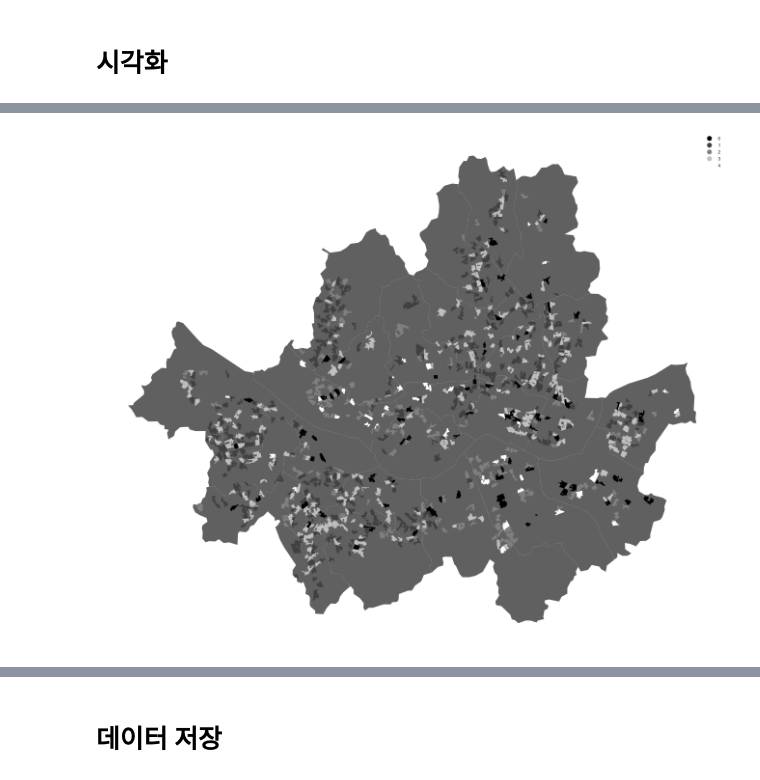
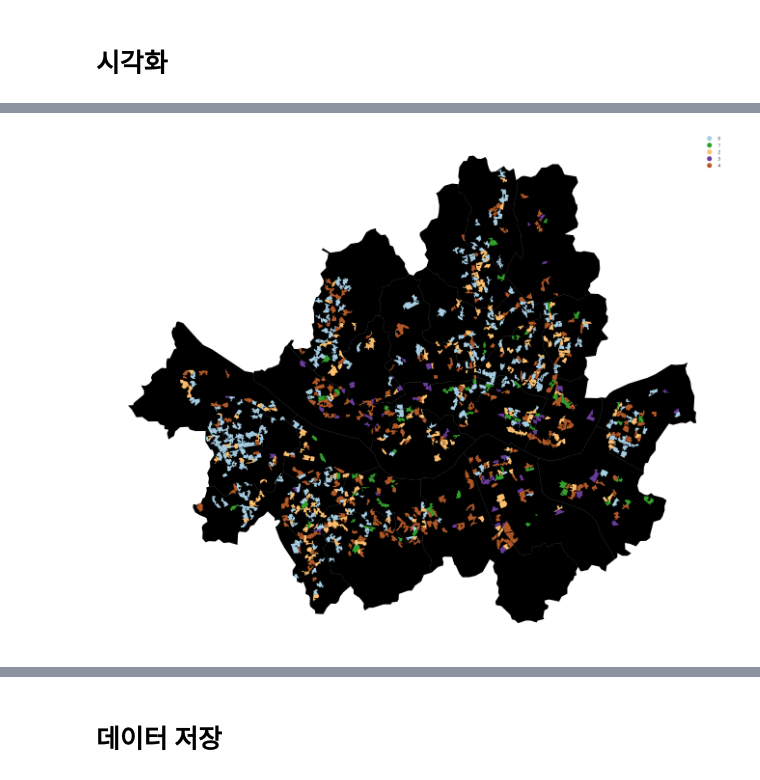
Before and after one commit to unknown-jun/seoul_data_contest, a Jupyter notebook: [종합] 클러스터링.ipynb, the cells around one changed output, grey strips where cells are left out. Saved outputs shown, nothing was run; the diff lists cells and outputs as text; code cells hidden in the pictures.

Commit message:
cluster

```diff
--- a/[종합] 클러스터링.ipynb
+++ b/[종합] 클러스터링.ipynb
@@ -220,7 +222,7 @@ from sklearn.cluster import KMeans
 sse = []
 for i in range(1, 9):
     kmeans = KMeans(n_clusters=i, max_iter=300)
-    kmeans.fit(df_final.iloc[:, 1:])
+    kmeans.fit(df_final)
     sse.append(kmeans.inertia_)
 
 plt.figure(figsize=(10, 10))
@@ -232,8 +234,8 @@ plt.show()
 from yellowbrick.cluster import KElbowVisualizer
 from sklearn.cluster import KMeans
 model = KMeans()
-model.fit(df_final.iloc[:,1:])
+model.fit(df_final)
 visualizer = KElbowVisualizer(model)
-visualizer.fit(df_final.iloc[:,1:])
+visualizer.fit(df_final)
 # %% [output]
 KElbowVisualizer(ax=<AxesSubplot:>, estimator=KMeans(n_clusters=10), k=None)
@@ -252,12 +254,12 @@ visualize_silhouette_scatter([3, 4, 5, 6, 7], df_final.iloc[:,1:])
 # 시각화
 # %%
 kmeans = KMeans(n_clusters=5, init='k-means++', max_iter=500, random_state=0)
-kmeans.fit(df_final.iloc[:,1:])
-df_result = df_final.iloc[:,0].to_frame()
+kmeans.fit(df_final)
+df_result = df_final
 df_result['cluster_y'] = kmeans.labels_
 df_final['cluster_y'] = kmeans.labels_
 # %%
-상권 = gpd.read_file('./상권_지리적_지표/data/geo/상권_geometry_좌표.geojson')
+상권 = gpd.read_file('./data/geo/상권_geometry_좌표.geojson')
 상권 = 상권[상권['TRDAR_SE_C']=='A']
 상권['TRDAR_CD'] = 상권['TRDAR_CD'].astype(int)
 상권.head(1)
@@ -294,8 +369,8 @@ seoul_lay = seoul_lay.to_crs(gdf.crs)
 # %%
 fig = plt.figure( figsize=(18, 15))
 ax = fig.add_axes([0, 0, 1, 1])
 ax.axis('off')
-seoul_lay.plot(ax = ax, color = '#606060')
-gdf.plot(ax = ax, column='cluster_y', legend=True, cmap='gray');
+seoul_lay.plot(ax = ax, color = '#000000')
+gdf.plot(ax = ax, column='cluster_y', legend=True, cmap='Paired');
 # %% [output]
-[figure, old version]
+[figure, new version]
```
Also changed, not shown: parts of 23 cells of this notebook, 1 other file.
